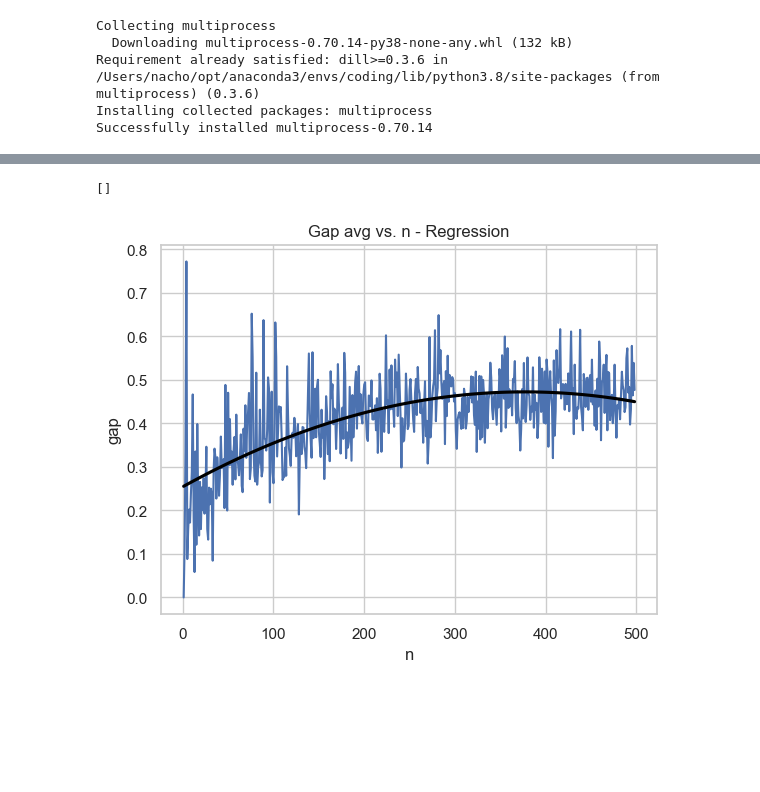
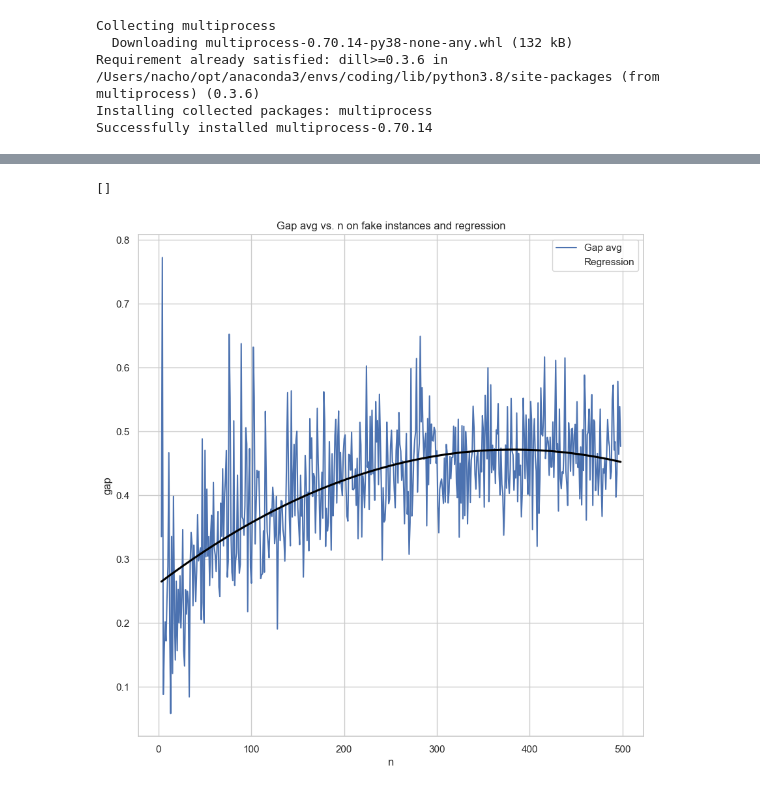
Before and after one commit to Luquish/TP1_TDV, a Jupyter notebook: src/scripts/experimentacion.ipynb, the cells around one changed output, grey strips where cells are left out. Saved outputs shown, nothing was run; the diff lists cells and outputs as text; code cells hidden in the pictures; blank space fills up the shorter version.

```diff
--- a/src/scripts/experimentacion.ipynb
+++ b/src/scripts/experimentacion.ipynb
@@ -265,6 +284,8 @@ ad_hoc_solutions.head()
 | 2 | input/fake_instances/fake_446_6.csv | 446 | 3304.80 | 2196.170 | 0.790167 | 53 |
 | 3 | input/fake_instances/fake_460_5.csv | 460 | 3487.10 | 2259.200 | 0.785125 | 49 |
 | 4 | input/fake_instances/fake_398_9.csv | 398 | 3613.14 | 2578.070 | 0.689750 | 41 |
+# %%
+ad_hoc_solutions = ad_hoc_solutions[ad_hoc_solutions["n"] > 2]
 # %%
 #solutions["gap"] = (solutions["greedy_cost"] - solutions["min_cost_flow_cost"]) / solutions["min_cost_flow_cost"]
 ad_hoc_solutions["gap"] = (ad_hoc_solutions["greedy_cost"] - ad_hoc_solutions["min_cost_flow_cost"]) / ad_hoc_solutions["min_cost_flow_cost"]
@@ -321,0 +376,13 @@ import seaborn as sns
+# %%
+# Add a regression line
+
+fig, ax = plt.subplots(figsize=(10, 10))
+
+#reset axes
+ax = ad_hoc_solutions.groupby("n")["gap"].mean().plot()
+_ = sns.set_theme(style="whitegrid")
+
+ax.set_title("Gap avg vs. n on fake instances")
+ax.set_xlabel("n")
+
+ax.plot()
@@ -322,25 +392,27 @@ import seaborn as sns
 # %%
-# Add a regression line
+# add ns and avg_gaps to the plot
+fig, ax = plt.subplots(figsize=(10, 10))
 
-#reset axes
 ad_hoc_solutions.groupby("n")["gap"].mean().plot()
+
 sns.set_theme(style="whitegrid")
 
 ax = sns.regplot(
                 x="n",
                 y="gap",
                 data=ad_hoc_solutions,
                 order=2,
                 ci=None,
                 color="black",
                 marker="",
             )
 
+ax.set_title("Gap avg vs. n on fake instances and regression")
+ax.set_xlabel("n")
 
-#set title to "Gap avg vs. n - Regression"
-ax.set_title("Gap avg vs. n - Regression")
+ax.legend(["Gap avg", "Regression"])
 
 ax.plot()
 # %% [output]
 []
-[figure, old version]
+[figure, new version]
```
Also changed, not shown: parts of 20 cells of this notebook, 6 other files.
